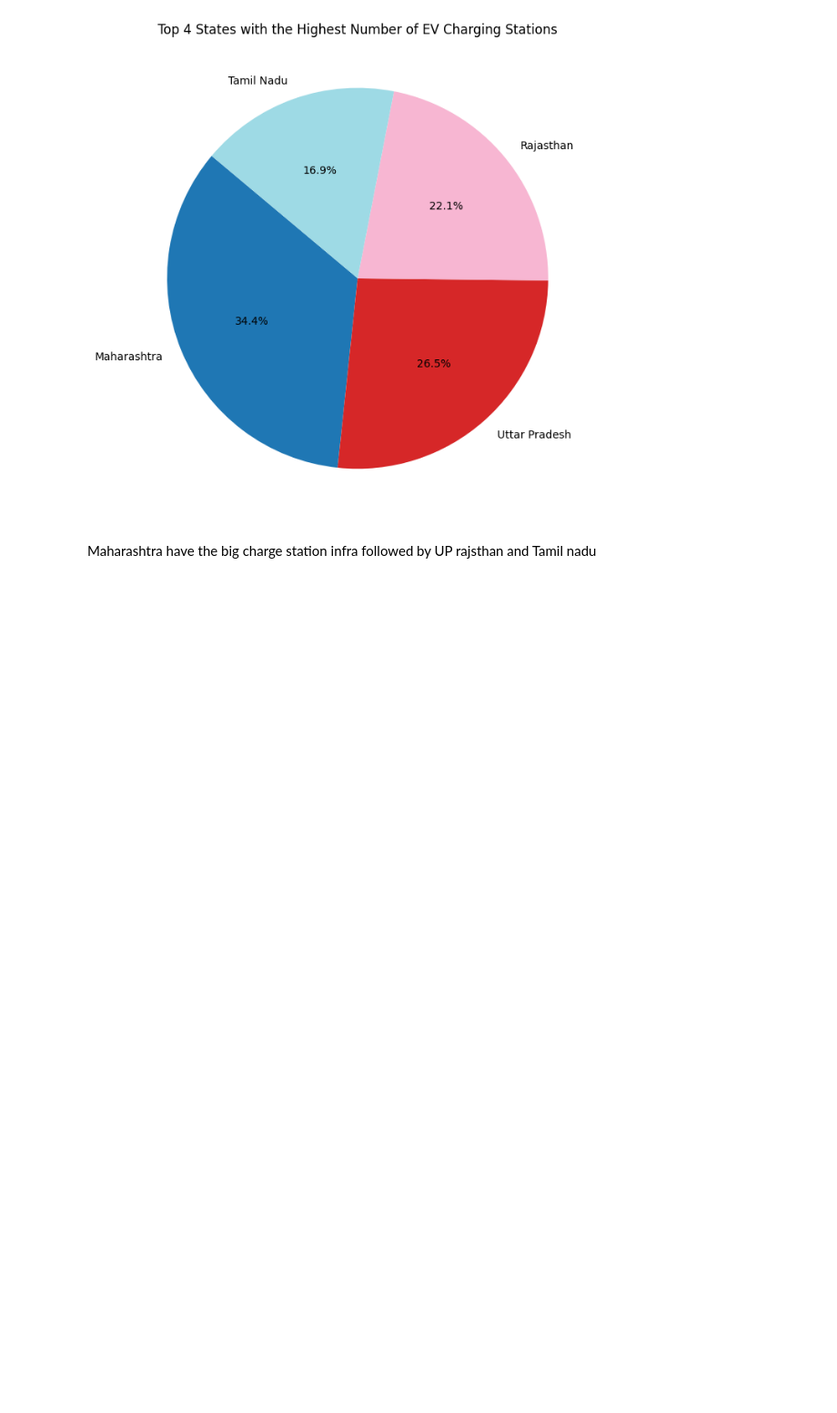
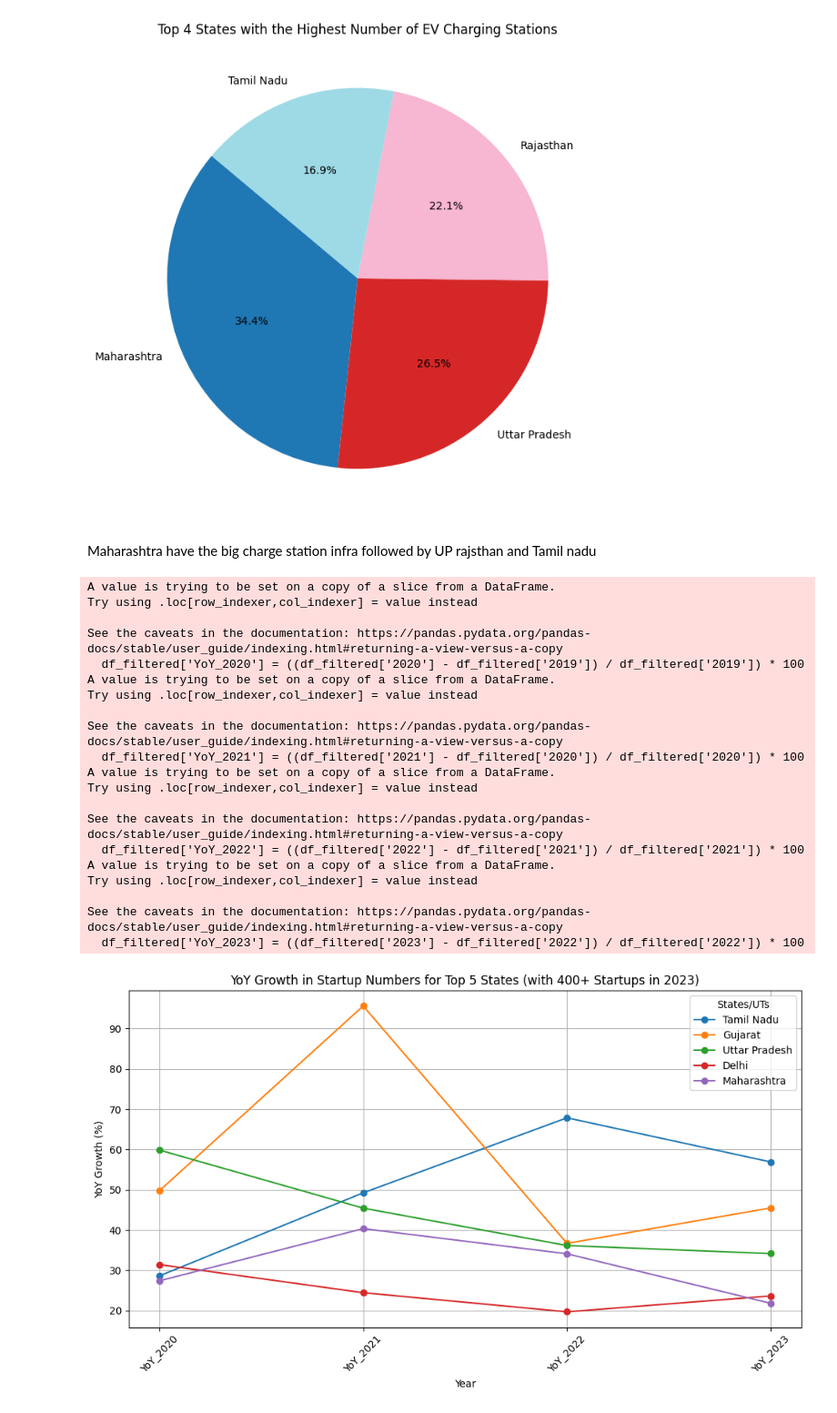
Before and after one commit to pabhi77/Feynn, a Jupyter notebook: ev_Analysis.ipynb, the cells around one changed output. Shown: that part at 91% size. Cells and saved outputs as stored; diff of their text form; code cells hidden in the pictures; blank space fills up the shorter version.

```diff
--- a/ev_Analysis.ipynb
+++ b/ev_Analysis.ipynb
@@ -151,3 +152,74 @@ plt.show()
 [figure]
 # %% [markdown]
 Maharashtra have the big charge station infra followed by UP rajsthan and Tamil nadu
+# %%
+import pandas as pd
+import matplotlib.pyplot as plt
+
+# Load the dataset from CSV file
+file_path = 'C:/Users/Abhi/OneDrive/Desktop/E-Vehicle/STARTUPS.csv'
+df = pd.read_csv(file_path)
+
+# Drop the last row with 'Grand Total'
+df = df[df['States/UTs'] != 'Grand Total']
+
+# Convert NA values to 0 (assuming NA means no startups for that year)
+df = df.fillna(0)
+
+# Convert NA values to 0 (assuming NA means no startups for that year)
+df = df.fillna(0)
+
+# Filter states with startup numbers >= 400 in 2023
+df_filtered = df[df['2023'] >= 2800]
+
+# Calculate YoY growth for each year
+df_filtered['YoY_2020'] = ((df_filtered['2020'] - df_filtered['2019']) / df_filtered['2019']) * 100
+df_filtered['YoY_2021'] = ((df_filtered['2021'] - df_filtered['2020']) / df_filtered['2020']) * 100
+df_filtered['YoY_2022'] = ((df_filtered['2022'] - df_filtered['2021']) / df_filtered['2021']) * 100
+df_filtered['YoY_2023'] = ((df_filtered['2023'] - df_filtered['2022']) / df_filtered['2022']) * 100
+
+# Sort the states by YoY growth in 2023 and pick the top 5
+top_5_states = df_filtered.nlargest(5, 'YoY_2023')
+
+# Plot the YoY growth for the top 5 states
+plt.figure(figsize=(10, 6))
+
+years = ['YoY_2020', 'YoY_2021', 'YoY_2022', 'YoY_2023']
+
+for index, row in top_5_states.iterrows():
+    yoy_growth = [row['YoY_2020'], row['YoY_2021'], row['YoY_2022'], row['YoY_2023']]
+    plt.plot(years, yoy_growth, marker='o', linestyle='-', label=row['States/UTs'])
+
+# Add labels and title
+plt.title('YoY Growth in Startup Numbers for Top 5 States (with 400+ Startups in 2023)')
+plt.xlabel('Year')
+plt.ylabel('YoY Growth (%)')
+plt.grid(True)
+plt.legend(title="States/UTs")
+plt.xticks(rotation=45)
+
+# Show the plot
+plt.tight_layout()
+plt.show()
+# %% [output]
+A value is trying to be set on a copy of a slice from a DataFrame.
+Try using .loc[row_indexer,col_indexer] = value instead
+
+See the caveats in the documentation: https://pandas.pydata.org/pandas-docs/stable/user_guide/indexing.html#returning-a-view-versus-a-copy
+  df_filtered['YoY_2020'] = ((df_filtered['2020'] - df_filtered['2019']) / df_filtered['2019']) * 100
+A value is trying to be set on a copy of a slice from a DataFrame.
+Try using .loc[row_indexer,col_indexer] = value instead
+
+See the caveats in the documentation: https://pandas.pydata.org/pandas-docs/stable/user_guide/indexing.html#returning-a-view-versus-a-copy
+  df_filtered['YoY_2021'] = ((df_filtered['2021'] - df_filtered['2020']) / df_filtered['2020']) * 100
+A value is trying to be set on a copy of a slice from a DataFrame.
+Try using .loc[row_indexer,col_indexer] = value instead
+
+See the caveats in the documentation: https://pandas.pydata.org/pandas-docs/stable/user_guide/indexing.html#returning-a-view-versus-a-copy
+  df_filtered['YoY_2022'] = ((df_filtered['2022'] - df_filtered['2021']) / df_filtered['2021']) * 100
+A value is trying to be set on a copy of a slice from a DataFrame.
+Try using .loc[row_indexer,col_indexer] = value instead
+
+See the caveats in the documentation: https://pandas.pydata.org/pandas-docs/stable/user_guide/indexing.html#returning-a-view-versus-a-copy
+  df_filtered['YoY_2023'] = ((df_filtered['2023'] - df_filtered['2022']) / df_filtered['2022']) * 100
+[figure, added]
```
Also changed, not shown: parts of 1 cell of this notebook.
